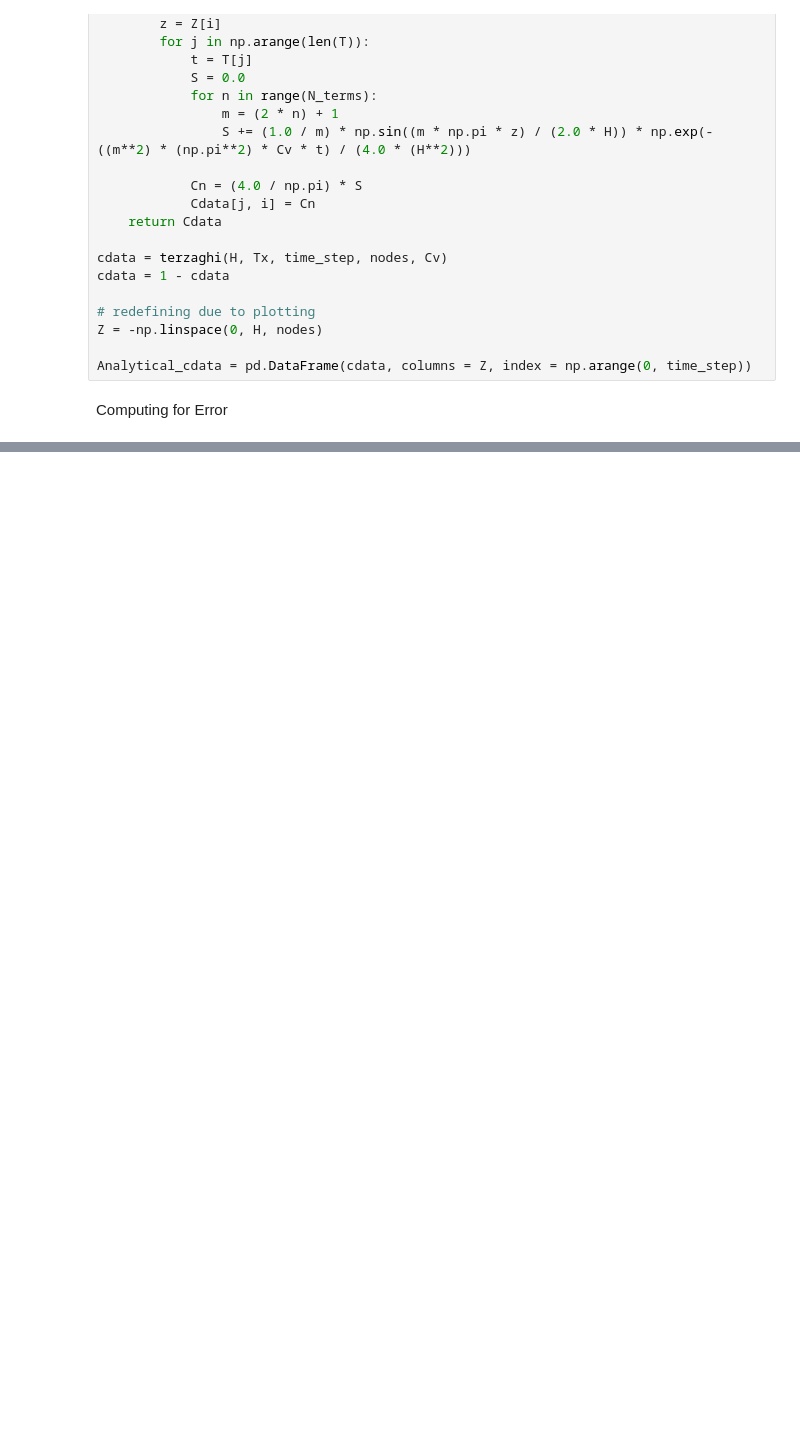
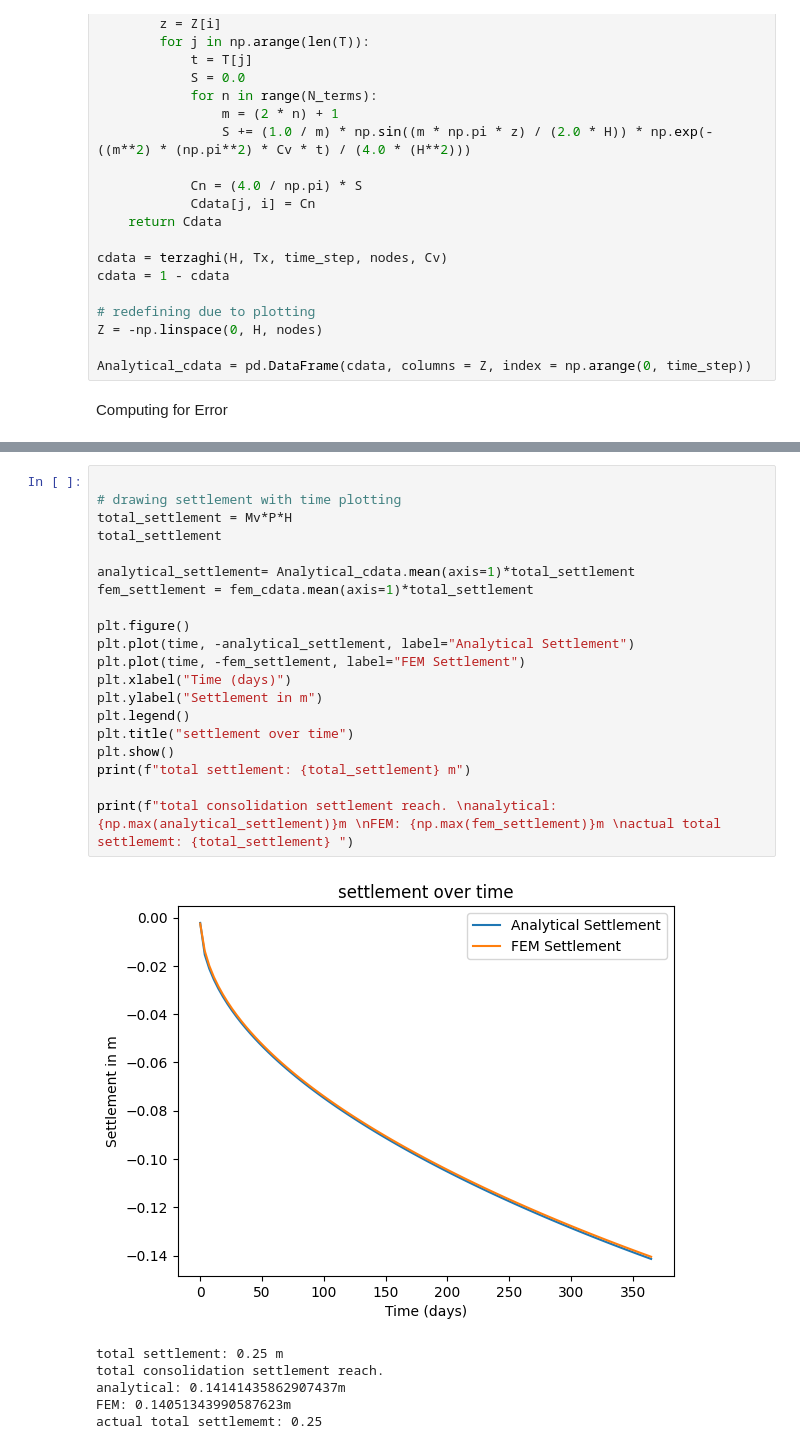
Before and after one commit to monkeybeastking/Geotechnical-Consolidation-FEM, a Jupyter notebook: docs/1D_Comparative_analysis.ipynb, the cells around one changed output, grey strips where cells are left out. Drawn from its saved outputs; the diff is of its cells as text; blank space fills up the shorter version.

```diff
--- a/docs/1D_Comparative_analysis.ipynb
+++ b/docs/1D_Comparative_analysis.ipynb
@@ -182,0 +205,27 @@ USE A HEAT MAP IT BETTER AT TELLING INFORMATION FOR THIS RATHER THAN A ANIMATION
+# %%
+
+# drawing settlement with time plotting
+total_settlement = Mv*P*H
+total_settlement
+
+analytical_settlement= Analytical_cdata.mean(axis=1)*total_settlement
+fem_settlement = fem_cdata.mean(axis=1)*total_settlement
+
+plt.figure()
+plt.plot(time, -analytical_settlement, label="Analytical Settlement")
+plt.plot(time, -fem_settlement, label="FEM Settlement")
+plt.xlabel("Time (days)")
+plt.ylabel("Settlement in m")
+plt.legend()
+plt.title("settlement over time")
+plt.show()
+print(f"total settlement: {total_settlement} m")
+
+print(f"total consolidation settlement reach. \nanalytical: {np.max(analytical_settlement)}m \nFEM: {np.max(fem_settlement)}m \nactual total settlememt: {total_settlement} ")
+# %% [output]
+[figure, added]
+total settlement: 0.25 m
+total consolidation settlement reach.
+analytical: 0.14141435862907437m
+FEM: 0.14051343990587623m
+actual total settlememt: 0.25
```
Also changed, not shown: parts of 11 cells of this notebook.
